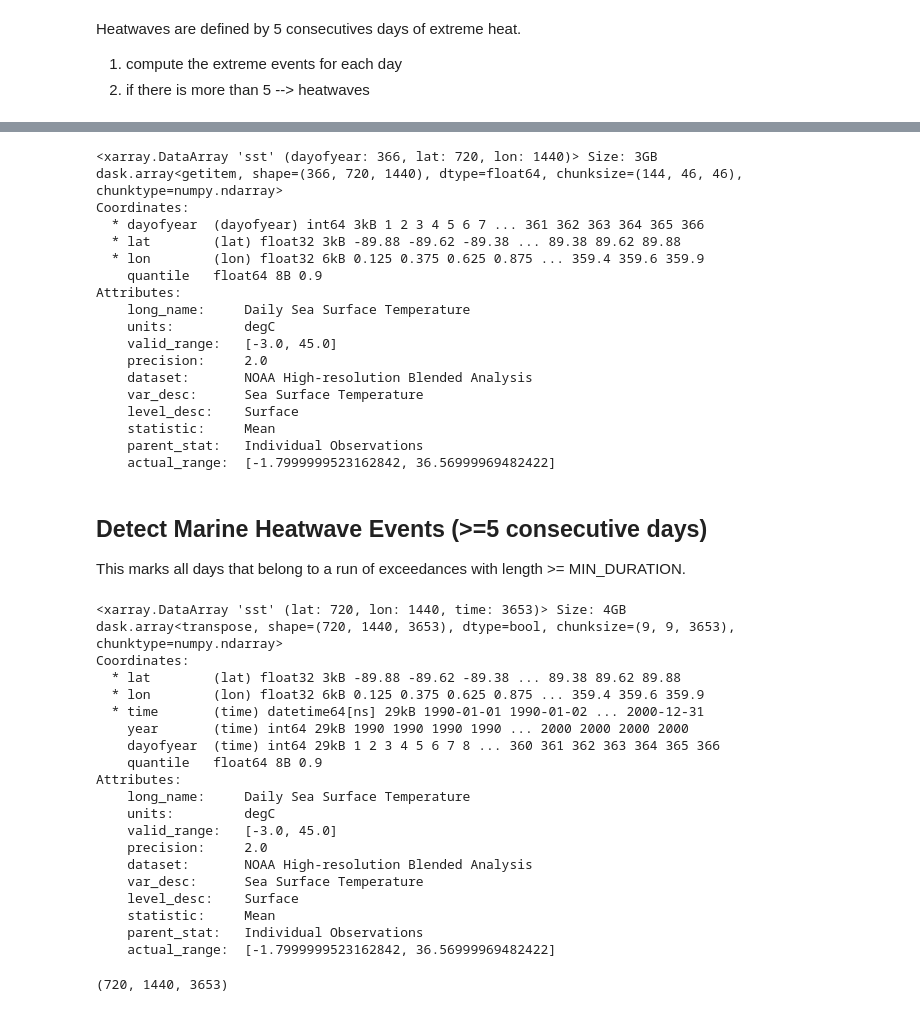
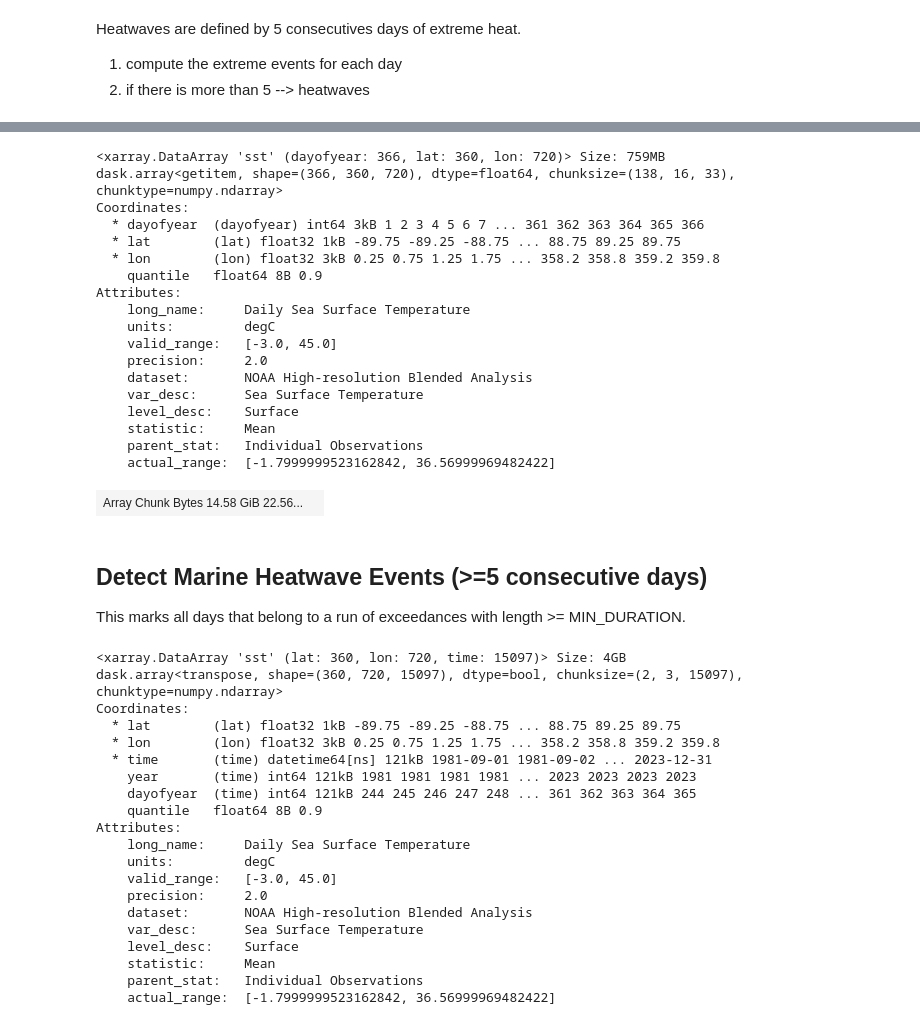
Before and after one commit to lucieDLE/MHW-Detection, a Jupyter notebook: notebook/heatwave_detection.ipynb, the cells around one changed output, grey strips where cells are left out. Cells and saved outputs as stored; diff of their text form; code cells hidden in the pictures.

```diff
--- a/notebook/heatwave_detection.ipynb
+++ b/notebook/heatwave_detection.ipynb
@@ -10,6 +10,6 @@ import pandas as pd
  1) compute the extreme events for each day
  2) if there is more than 5 --> heatwaves
 # %%
-ds = xr.open_zarr('../data/sst_daily.zarr')
+ds = xr.open_zarr('../data/sst_daily.zarr',chunks={"time": 365, "lat": 180,"lon": 360})
-# %%
-ds = ds.sel(time=slice("1990-01-01", "2000-12-31"))
+# %%
+ds = ds.coarsen(lat=2, lon=2).mean()
@@ -33,7 +58,7 @@ sst = sst.assign_coords(
 # %%
 # Reshape to (dayofyear, year, lat, lon)
 sst_yd = (
-    sst
+    da
     .set_index(time=['year', 'dayofyear'])
     .drop_duplicates('time')
     .unstack('time')
@@ -57,12 +82,12 @@ threshold = (
 threshold = threshold.isel(dayofyear=slice(window_radius, window_radius + sst_yd.sizes['dayofyear']))
 threshold
 # %% [output]
-<xarray.DataArray 'sst' (dayofyear: 366, lat: 720, lon: 1440)> Size: 3GB
-dask.array<getitem, shape=(366, 720, 1440), dtype=float64, chunksize=(144, 46, 46), chunktype=numpy.ndarray>
+<xarray.DataArray 'sst' (dayofyear: 366, lat: 360, lon: 720)> Size: 759MB
+dask.array<getitem, shape=(366, 360, 720), dtype=float64, chunksize=(138, 16, 33), chunktype=numpy.ndarray>
 Coordinates:
   * dayofyear  (dayofyear) int64 3kB 1 2 3 4 5 6 7 ... 361 362 363 364 365 366
-  * lat        (lat) float32 3kB -89.88 -89.62 -89.38 ... 89.38 89.62 89.88
-  * lon        (lon) float32 6kB 0.125 0.375 0.625 0.875 ... 359.4 359.6 359.9
+  * lat        (lat) float32 1kB -89.75 -89.25 -88.75 ... 88.75 89.25 89.75
+  * lon        (lon) float32 3kB 0.25 0.75 1.25 1.75 ... 358.2 358.8 359.2 359.8
     quantile   float64 8B 0.9
 Attributes:
     long_name:     Daily Sea Surface Temperature
@@ -75,6 +100,10 @@ Attributes:
     statistic:     Mean
     parent_stat:   Individual Observations
     actual_range:  [-1.7999999523162842, 36.56999969482422]
+# %%
+ds.sst.data
+# %% [output]
+| Array Chunk Bytes 14.58 GiB 22.56... |  |
 # %% [markdown]
 ## Detect Marine Heatwave Events (>=5 consecutive days)
 This marks all days that belong to a run of exceedances with length >= MIN_DURATION.
@@ -84,10 +113,10 @@ import numpy as np
 MIN_DURATION = 5
 
 # Align threshold (dayofyear, lat, lon) with full time series
-thresh_time = threshold.sel(dayofyear=sst['time'].dt.dayofyear)
+thresh_time = threshold.sel(dayofyear=da['time'].dt.dayofyear)
 
 # Boolean exceedance array over time
-exceed = (sst > thresh_time)
+exceed = (da > thresh_time)
 
 # Mark full runs of consecutive True values with length >= MIN_DURATION
 
@@ -120,17 +149,16 @@ mhw_mask = xr.apply_ufunc(
     output_dtypes=[bool],
     dask_gufunc_kwargs={'allow_rechunk':True}
 )
-
 mhw_mask
 # %% [output]
-<xarray.DataArray 'sst' (lat: 720, lon: 1440, time: 3653)> Size: 4GB
-dask.array<transpose, shape=(720, 1440, 3653), dtype=bool, chunksize=(9, 9, 3653), chunktype=numpy.ndarray>
+<xarray.DataArray 'sst' (lat: 360, lon: 720, time: 15097)> Size: 4GB
+dask.array<transpose, shape=(360, 720, 15097), dtype=bool, chunksize=(2, 3, 15097), chunktype=numpy.ndarray>
 Coordinates:
-  * lat        (lat) float32 3kB -89.88 -89.62 -89.38 ... 89.38 89.62 89.88
-  * lon        (lon) float32 6kB 0.125 0.375 0.625 0.875 ... 359.4 359.6 359.9
-  * time       (time) datetime64[ns] 29kB 1990-01-01 1990-01-02 ... 2000-12-31
-    year       (time) int64 29kB 1990 1990 1990 1990 ... 2000 2000 2000 2000
-    dayofyear  (time) int64 29kB 1 2 3 4 5 6 7 8 ... 360 361 362 363 364 365 366
+  * lat        (lat) float32 1kB -89.75 -89.25 -88.75 ... 88.75 89.25 89.75
+  * lon        (lon) float32 3kB 0.25 0.75 1.25 1.75 ... 358.2 358.8 359.2 359.8
+  * time       (time) datetime64[ns] 121kB 1981-09-01 1981-09-02 ... 2023-12-31
+    year       (time) int64 121kB 1981 1981 1981 1981 ... 2023 2023 2023 2023
+    dayofyear  (time) int64 121kB 244 245 246 247 248 ... 361 362 363 364 365
     quantile   float64 8B 0.9
 Attributes:
     long_name:     Daily Sea Surface Temperature
@@ -143,7 +171,3 @@ Attributes:
     statistic:     Mean
     parent_stat:   Individual Observations
     actual_range:  [-1.7999999523162842, 36.56999969482422]
-# %%
-mhw_mask.shape
-# %% [output]
-(720, 1440, 3653)
```
Also changed, not shown: parts of 20 cells of this notebook.
